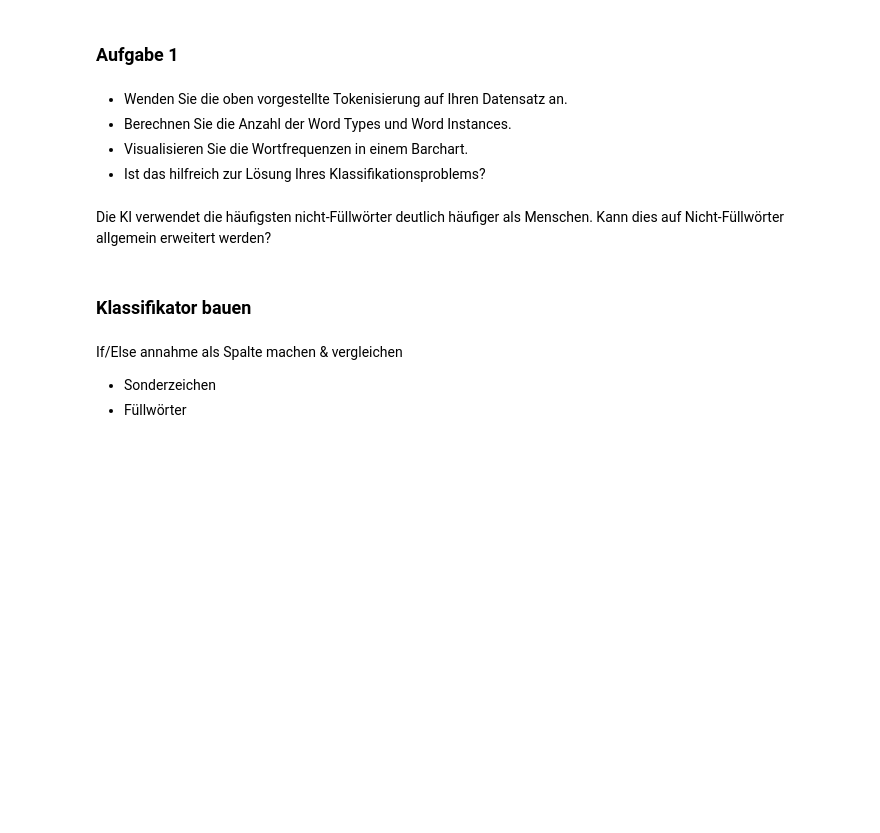
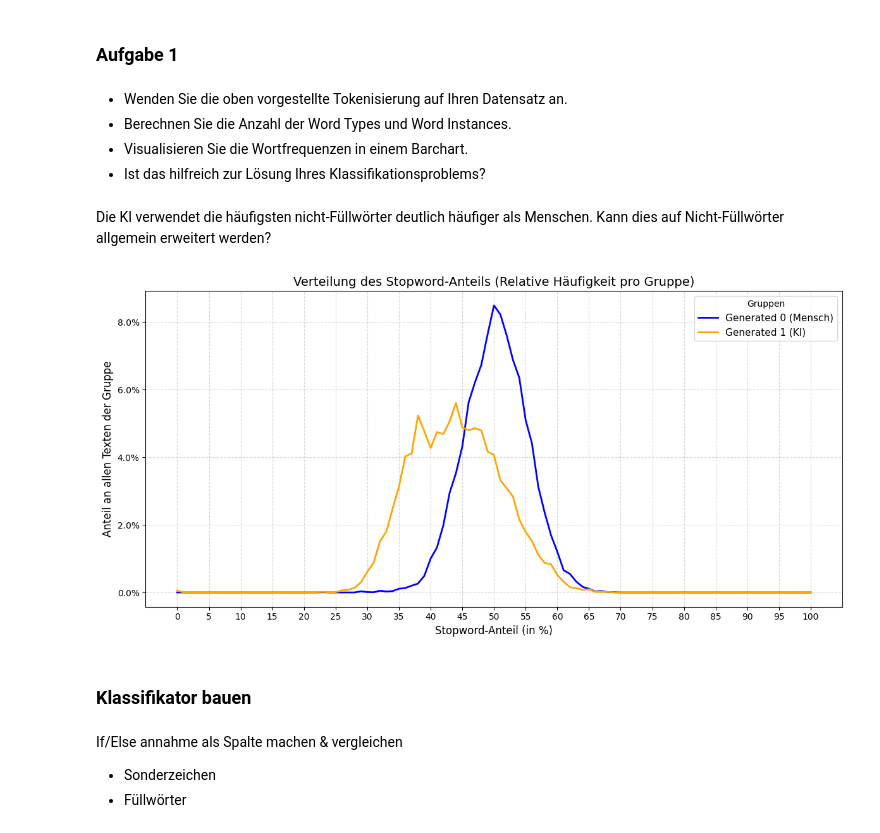
Before and after one commit to TheAmarok/Neue-Konzepte-Gruppe-9, a Jupyter notebook: Notebook.ipynb, the cells around one changed output. Drawn from its saved outputs; the diff is of its cells as text; code cells hidden in the pictures; blank space fills up the shorter version.

Commit message:
fügt Stopword Anteil Grafik hinzu

```diff
--- a/Notebook.ipynb
+++ b/Notebook.ipynb
@@ -921,6 +921,75 @@ plt.show()
 # %% [markdown]
 Die KI verwendet die häufigsten nicht-Füllwörter deutlich häufiger als Menschen.
 Kann dies auf Nicht-Füllwörter allgemein erweitert werden?
+# %%
+# ---------------------------------------------------------
+# Vorbereitung & Berechnung (analog zu vorher)
+# ---------------------------------------------------------
+stop_words = set(stopwords.words('english'))
+
+def get_stopword_percentage(text):
+    if not isinstance(text, str):
+        return 0.0
+    words = re.findall(r'\b\w+\b', text.lower())
+    if not words:
+        return 0.0
+    stopwords_count = sum(1 for word in words if word in stop_words)
+    return (stopwords_count / len(words)) * 100
+
+# Spalte mit exaktem Prozentwert berechnen
+df['stopword_pct'] = df['text'].apply(get_stopword_percentage)
+
+# Auf ganze Prozentpunkte runden für die Einzelpunkt-Analyse
+df['stopword_pct_rounded'] = df['stopword_pct'].round(0).astype(int)
+
+# Gesamtanzahl pro Gruppe ermitteln
+total_gen_0 = (df['generated'] == 0).sum()
+total_gen_1 = (df['generated'] == 1).sum()
+
+# ---------------------------------------------------------
+# Daten für den Linienplot vorbereiten
+# ---------------------------------------------------------
+# Alle möglichen Prozentpunkte von 0 bis 100 abdecken
+all_pct_points = pd.Series(0, index=range(0, 101))
+
+# Absolute Häufigkeiten zählen
+counts_0 = df[df['generated'] == 0]['stopword_pct_rounded'].value_counts()
+counts_1 = df[df['generated'] == 1]['stopword_pct_rounded'].value_counts()
+
+# Fehlende Prozentpunkte mit 0 auffüllen und relative Häufigkeit berechnen
+# (Anteil an der jeweiligen Gesamtgruppe)
+pct_data_0 = all_pct_points.add(counts_0, fill_value=0) / total_gen_0
+pct_data_1 = all_pct_points.add(counts_1, fill_value=0) / total_gen_1
+
+# ---------------------------------------------------------
+# Linienplot erstellen
+# ---------------------------------------------------------
+fig, ax = plt.subplots(figsize=(12, 6))
+
+# Linien zeichnen
+ax.plot(pct_data_0.index, pct_data_0.values, label='Generated 0 (Mensch)', color='blue', linewidth=2)
+ax.plot(pct_data_1.index, pct_data_1.values, label='Generated 1 (KI)', color='orange', linewidth=2)
+
+# Achsenbeschriftungen und Formatierung (Y-Achse in Prozent)
+ax.set_title('Verteilung des Stopword-Anteils (Relative Häufigkeit pro Gruppe)', fontsize=14)
+ax.set_xlabel('Stopword-Anteil (in %)', fontsize=12)
+ax.set_ylabel('Anteil an allen Texten der Gruppe', fontsize=12)
+
+# Y-Achsen-Formatierung auf Prozent (0.05 wird zu 5%)
+vals = ax.get_yticks()
+ax.set_yticklabels(['{:,.1%}'.format(x) for x in vals])
+
+# X-Achse in 5er- oder 10er-Schritten für bessere Lesbarkeit
+plt.xticks(range(0, 101, 5))
+
+plt.grid(True, linestyle='--', alpha=0.5)
+plt.legend(title='Gruppen', fontsize=11)
+plt.tight_layout()
+
+# Diagramm anzeigen
+plt.show()
+# %% [output]
+[figure, added]
 # %% [markdown]
 ### Klassifikator bauen
 # %% [markdown]
```
